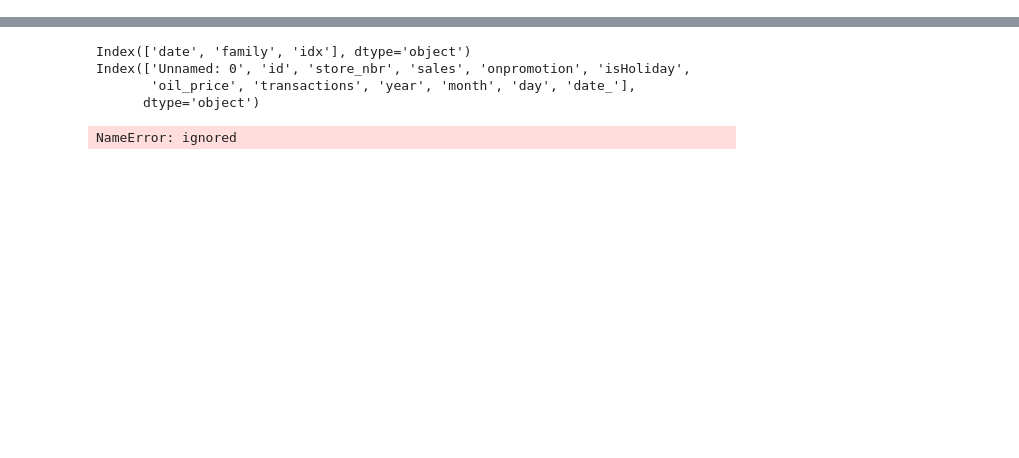
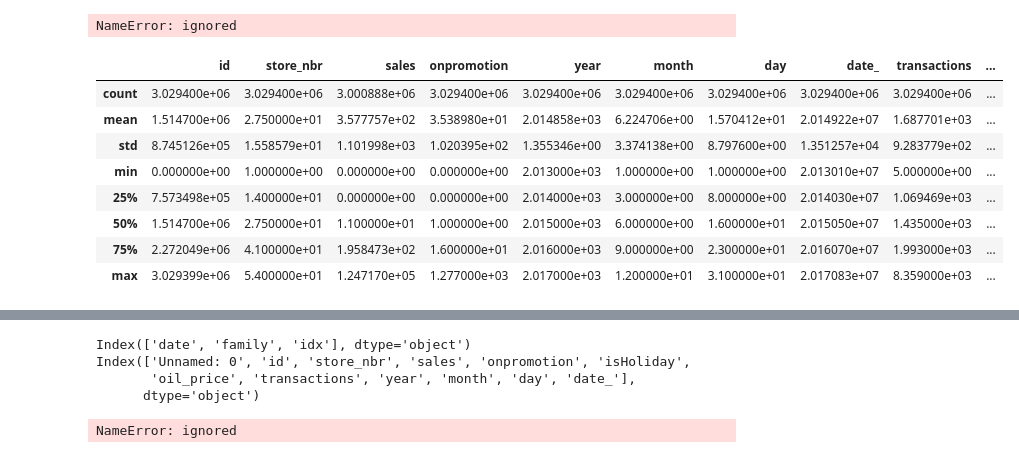
Before and after one commit to dlsdnjs96/Machine_Learning, a Jupyter notebook: StoreSales.ipynb, the cells around one changed output, grey strips where cells are left out. Saved outputs shown, nothing was run; the diff lists cells and outputs as text; code cells hidden in the pictures; blank space fills up the shorter version.

```diff
--- a/StoreSales.ipynb
+++ b/StoreSales.ipynb
@@ -57,0 +172,10 @@ all_data = pd.concat([train, test], sort=False)
+# %%
+oil['year'] = pd.to_numeric(oil['date'].str[:4])
+oil['month'] = pd.to_numeric(oil['date'].str[5:7])
+oil['day'] = pd.to_numeric(oil['date'].str[8:10])
+oil['date_'] = (oil['year']*10000) + (oil['month']*100) + oil['day']
+
+
+oil = oil[oil['dcoilwtico'].notna()]
+# %% [output]
+NameError: ignored
@@ -57,0 +189,12 @@ all_data = pd.concat([train, test], sort=False)
+# %%
+all_data.describe()
+# %% [output]
+|  | id | store_nbr | sales | onpromotion | year | month | day | date_ | transactions | ... |
+| count | 3.029400e+06 | 3.029400e+06 | 3.000888e+06 | 3.029400e+06 | 3.029400e+06 | 3.029400e+06 | 3.029400e+06 | 3.029400e+06 | 3.029400e+06 | ... |
+| mean | 1.514700e+06 | 2.750000e+01 | 3.577757e+02 | 3.538980e+01 | 2.014858e+03 | 6.224706e+00 | 1.570412e+01 | 2.014922e+07 | 1.687701e+03 | ... |
+| std | 8.745126e+05 | 1.558579e+01 | 1.101998e+03 | 1.020395e+02 | 1.355346e+00 | 3.374138e+00 | 8.797600e+00 | 1.351257e+04 | 9.283779e+02 | ... |
+| min | 0.000000e+00 | 1.000000e+00 | 0.000000e+00 | 0.000000e+00 | 2.013000e+03 | 1.000000e+00 | 1.000000e+00 | 2.013010e+07 | 5.000000e+00 | ... |
+| 25% | 7.573498e+05 | 1.400000e+01 | 0.000000e+00 | 0.000000e+00 | 2.014000e+03 | 3.000000e+00 | 8.000000e+00 | 2.014030e+07 | 1.069469e+03 | ... |
+| 50% | 1.514700e+06 | 2.750000e+01 | 1.100000e+01 | 1.000000e+00 | 2.015000e+03 | 6.000000e+00 | 1.600000e+01 | 2.015050e+07 | 1.435000e+03 | ... |
+| 75% | 2.272049e+06 | 4.100000e+01 | 1.958473e+02 | 1.600000e+01 | 2.016000e+03 | 9.000000e+00 | 2.300000e+01 | 2.016070e+07 | 1.993000e+03 | ... |
+| max | 3.029399e+06 | 5.400000e+01 | 1.247170e+05 | 1.277000e+03 | 2.017000e+03 | 1.200000e+01 | 3.100000e+01 | 2.017083e+07 | 8.359000e+03 | ... |
```
Also changed, not shown: parts of 40 cells of this notebook.
